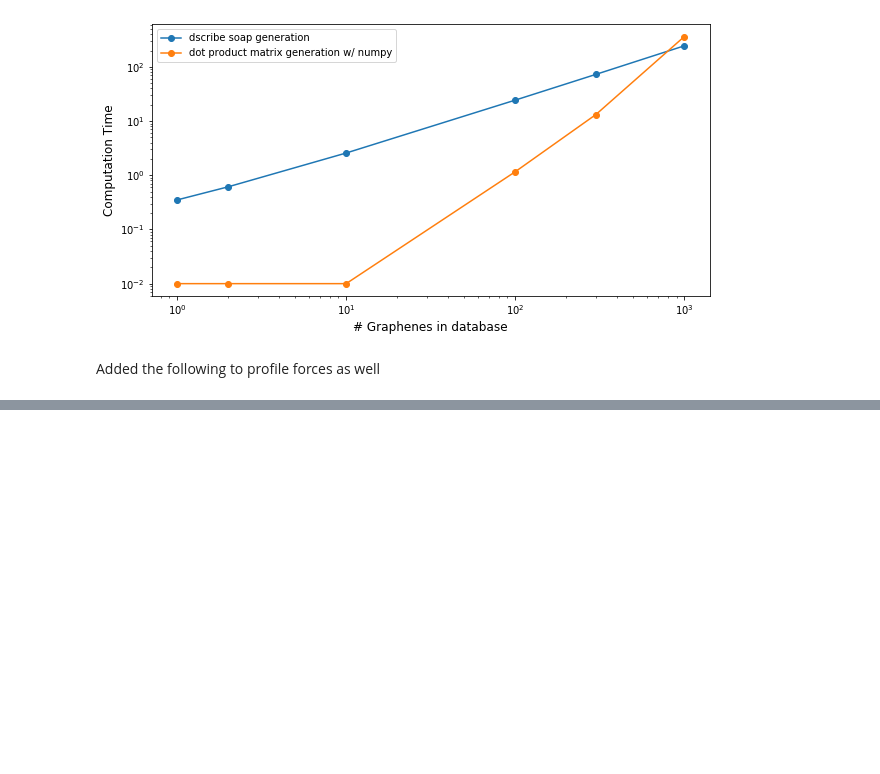
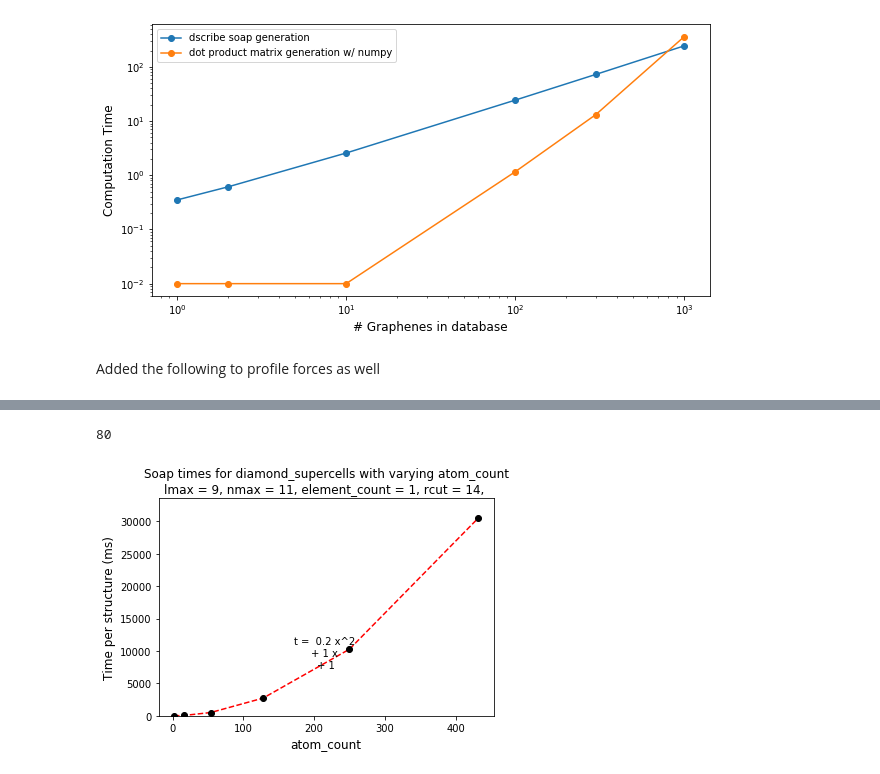
Before and after one commit to alvarovm/minigap, a Jupyter notebook: notebooks/Profile_dscribe.ipynb, the cells around one changed output, grey strips where cells are left out. Saved outputs shown, nothing was run; the diff lists cells and outputs as text; code cells hidden in the pictures; blank space fills up the shorter version.

Commit message:
Updated Profile_dscribe notebook to profile with and without derivatives

```diff
--- a/notebooks/Profile_dscribe.ipynb
+++ b/notebooks/Profile_dscribe.ipynb
@@ -82,7 +82,7 @@ class dscribe_profiler():
         self.nmaxs = self.add_dscribe_variable("nmax", 11, range(1,12))
         self.element_options = ["C", "H", "O", "N", "He", "Li", "Be", "B", "F", "Ne", "Na", "Mg", "Al", "Si", "P", "S", "Cl", "Ar"]
         #self.element_counts = self.add_dscribe_variable("element_count", self.unique_elements_count, range(self.unique_elements_count, 10))
-        self.element_counts = self.add_dscribe_variable("element_count", 9, range(self.unique_elements_count, 10))
+        self.element_counts = self.add_dscribe_variable("element_count", self.unique_elements_count, range(self.unique_elements_count, 10))
         # it turns out you need rcuts to be floats not ints or a numerical issue appears (hence the 1.0)
         self.rcuts = self.add_dscribe_variable("rcut", 14, np.arange(2, 15, 1.0))
 
@@ -106,7 +106,7 @@ class dscribe_profiler():
         return self.variables[variable_name]
 
     def time_SOAP(self):
-        SoapList, SoapTime = TickTock(get_dscribe_descriptors, is_global=False, return_derivatives = False, rbf_type='polynomial', is_periodic=False,
+        SoapList, SoapTime = TickTock(get_dscribe_descriptors, is_global=False, return_derivatives = True, rbf_type='gto', is_periodic=False,
                                       atoms_list=self.get_structures(),
                                       species = self.element_options[:self.element_counts.current_profiler_value],
                                       rcut = self.rcuts.current_profiler_value,
@@ -475,2 +476,18 @@ Embedding SnakeViz in this document...
 Embedding SnakeViz in this document...
 [interactive output not drawn]
+# %%
+len(StructureList)
+# %% [output]
+80
+# %%
+diamond = bulk("C", 'diamond')
+diamond_supercells = []
+for i in range(1,7,1):
+    diamond_supercells.append(make_supercell(diamond, np.identity(3)*i))
+diamond_supercells_profiler = dscribe_profiler(diamond_supercells, "diamond_supercells")
+diamond_supercells_profiler.vary_by_structure_mode()
+independent_variable = "atom_count"
+diamond_supercells_profiler.collect_time_by_variable(independent_variable, initial_runs=0)
+diamond_supercells_profiler.plot_time_by_variable(independent_variable)
+# %% [output]
+[figure, added]
```
Also changed, not shown: parts of 10 cells of this notebook.
